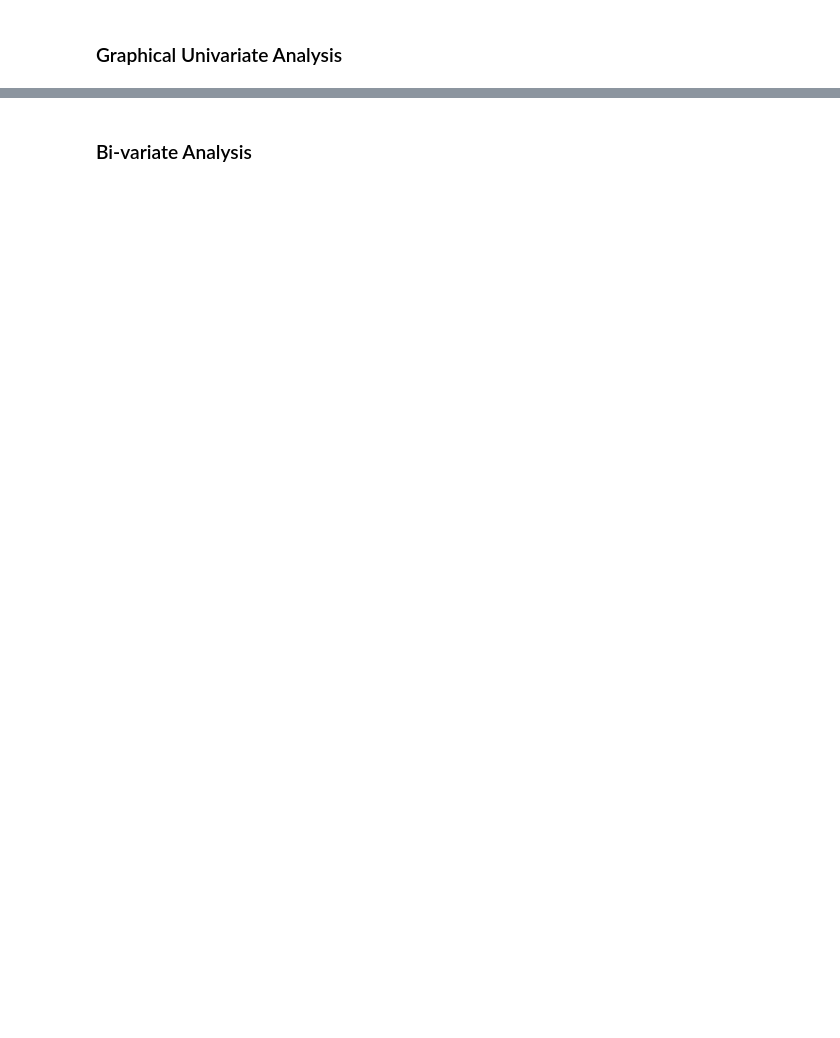
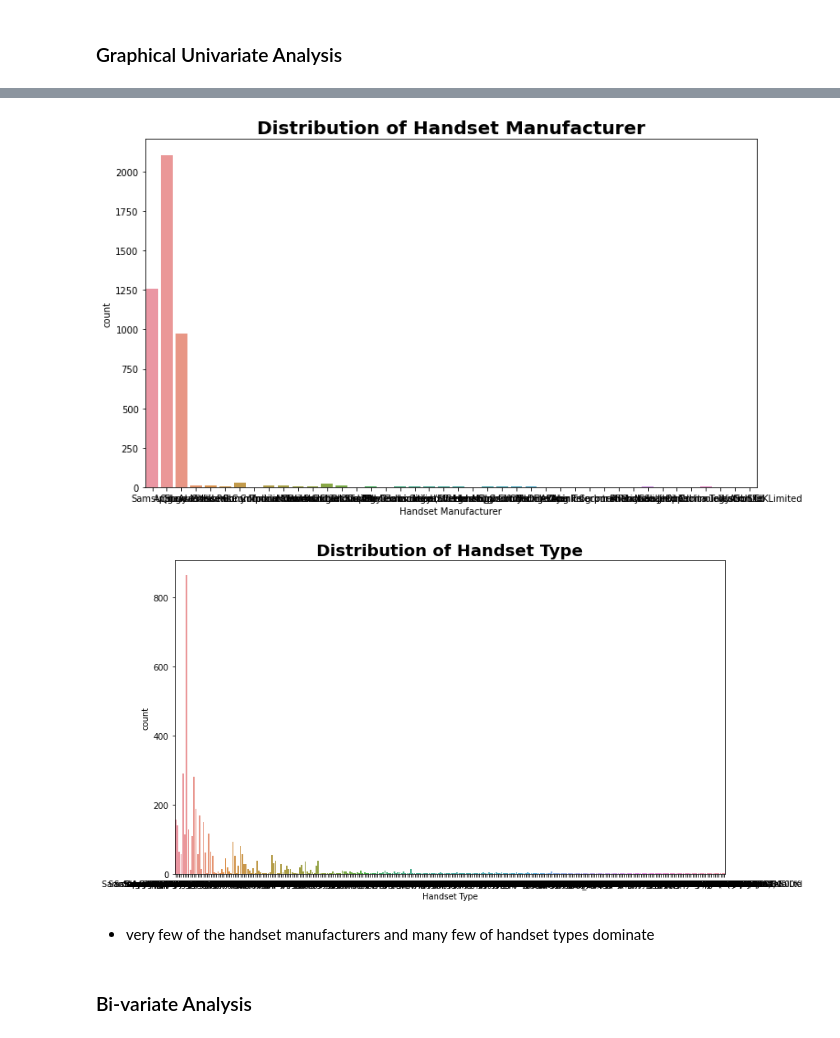
Before and after one commit to Fisseha-Estifanos/Telecom, a Jupyter notebook: notebooks/uoa_1.2.ipynb, the cells around one changed output, grey strips where cells are left out. Saved outputs shown, nothing was run; the diff lists cells and outputs as text; code cells hidden in the pictures; blank space fills up the shorter version.

```diff
--- a/notebooks/uoa_1.2.ipynb
+++ b/notebooks/uoa_1.2.ipynb
@@ -154,0 +251,6 @@ Skew -0.010602007487386819
+# %%
+def plot_count(df:pd.DataFrame, column:str) -> None:
+    plt.figure(figsize=(12, 7))
+    sns.countplot(data=df, x=column)
+    plt.title(f'Distribution of {column}', size=20, fontweight='bold')
+    plt.show()
@@ -155,2 +279,10 @@ Skew -0.010602007487386819
+# %%
+plot_count(df = df.sample(frac=0.03, random_state=777), column= 'Handset Manufacturer')
+plot_count(df = df.sample(frac=0.03, random_state=777), column='Handset Type')
+# %% [output]
+[figure, added]
+[figure, added]
+# %% [markdown]
+* very few of the handset manufacturers and many few of handset types dominate
 # %% [markdown]
 ### Bi-variate Analysis
```
Also changed, not shown: parts of 20 cells of this notebook.
